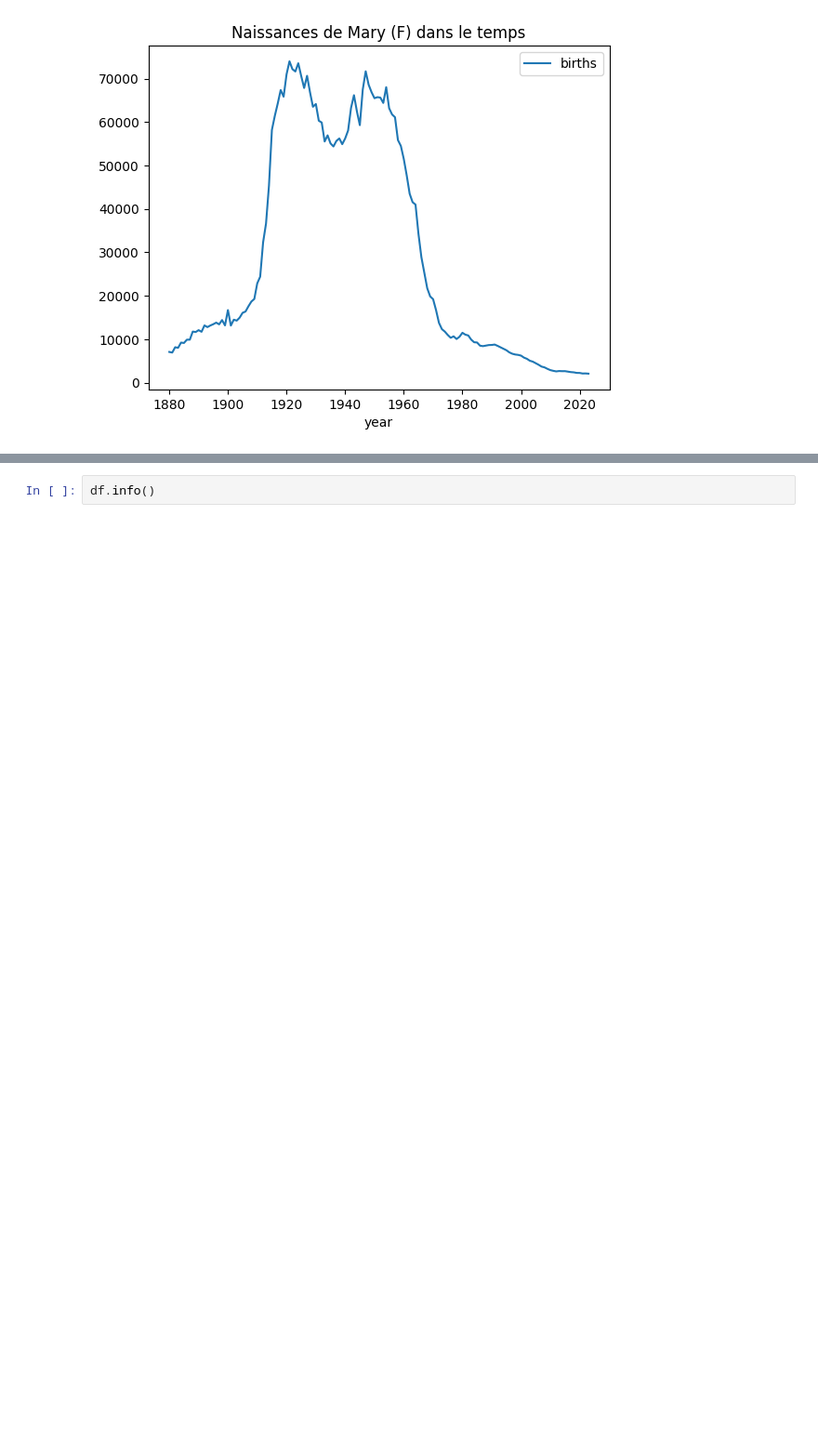
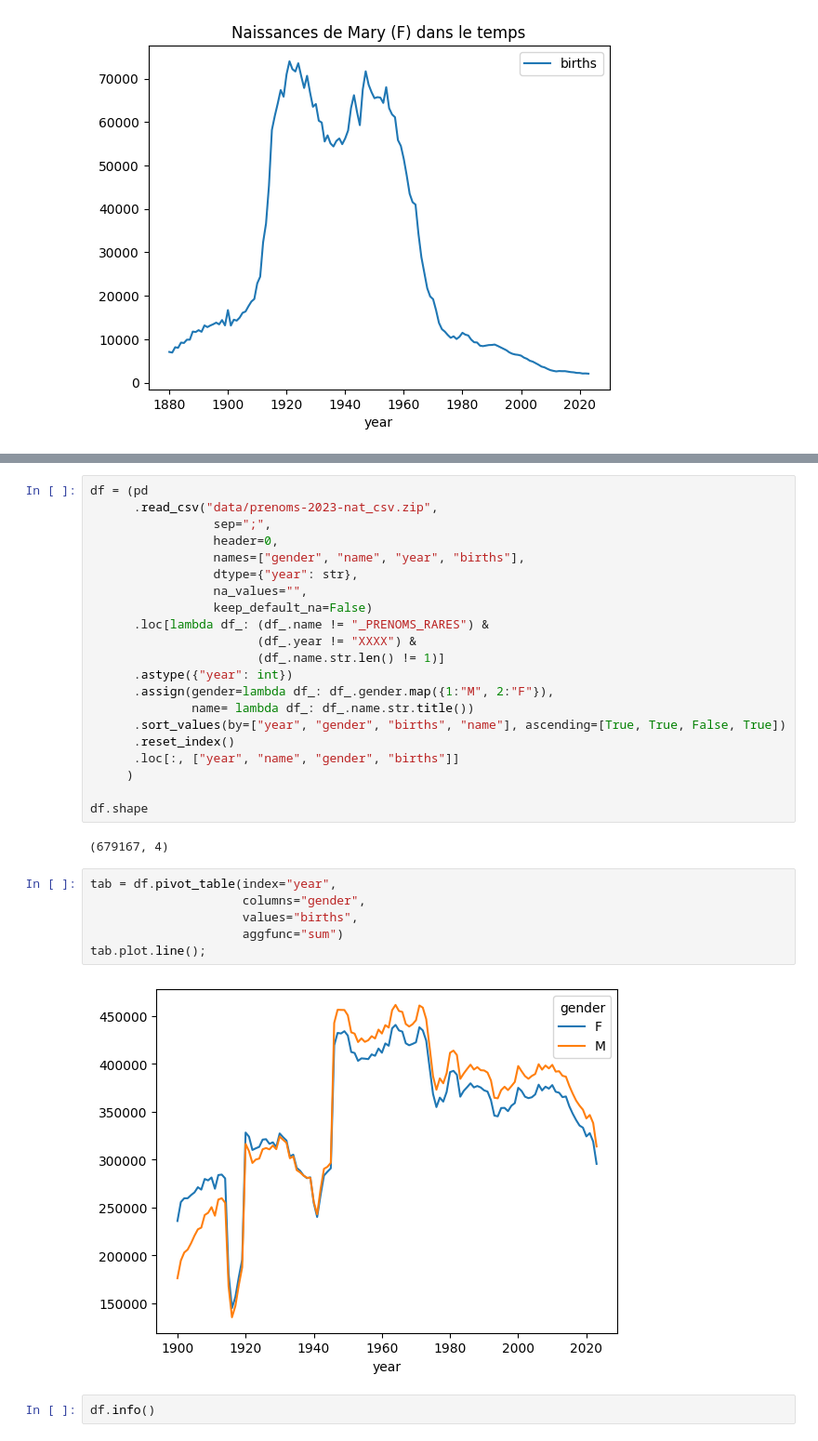
Before and after one commit to fran6w/TIDE, a Jupyter notebook: 02_TIDE_session.ipynb, the cells around one changed output, grey strips where cells are left out. Shown at 93% size. Cells and saved outputs as stored; diff of their text form; blank space fills up the shorter version.

```diff
--- a/02_TIDE_session.ipynb
+++ b/02_TIDE_session.ipynb
@@ -316,3 +306,34 @@ df
+# %%
+df = (pd
+      .read_csv("data/prenoms-2023-nat_csv.zip",
+                 sep=";",
+                 header=0,
+                 names=["gender", "name", "year", "births"],
+                 dtype={"year": str},
+                 na_values="",
+                 keep_default_na=False)
+      .loc[lambda df_: (df_.name != "_PRENOMS_RARES") &
+                       (df_.year != "XXXX") &
+                       (df_.name.str.len() != 1)]
+      .astype({"year": int})
+      .assign(gender=lambda df_: df_.gender.map({1:"M", 2:"F"}),
+              name= lambda df_: df_.name.str.title())
+      .sort_values(by=["year", "gender", "births", "name"], ascending=[True, True, False, True])
+      .reset_index()
+      .loc[:, ["year", "name", "gender", "births"]]
+     )
+
+df.shape
+# %% [output]
+(679167, 4)
+# %%
+tab = df.pivot_table(index="year",
+                     columns="gender",
+                     values="births",
+                     aggfunc="sum")
+tab.plot.line();
+# %% [output]
+[figure, added]
 # %%
 df.info()
 # %% [output]
```
Also changed, not shown: parts of 20 cells of this notebook.
